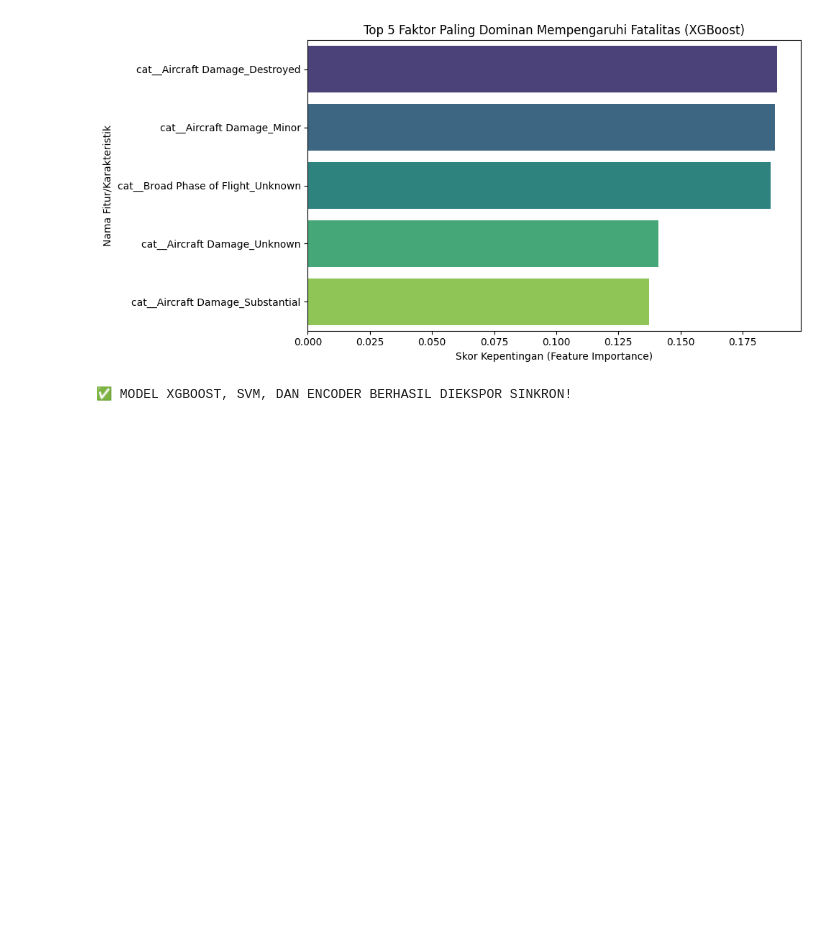
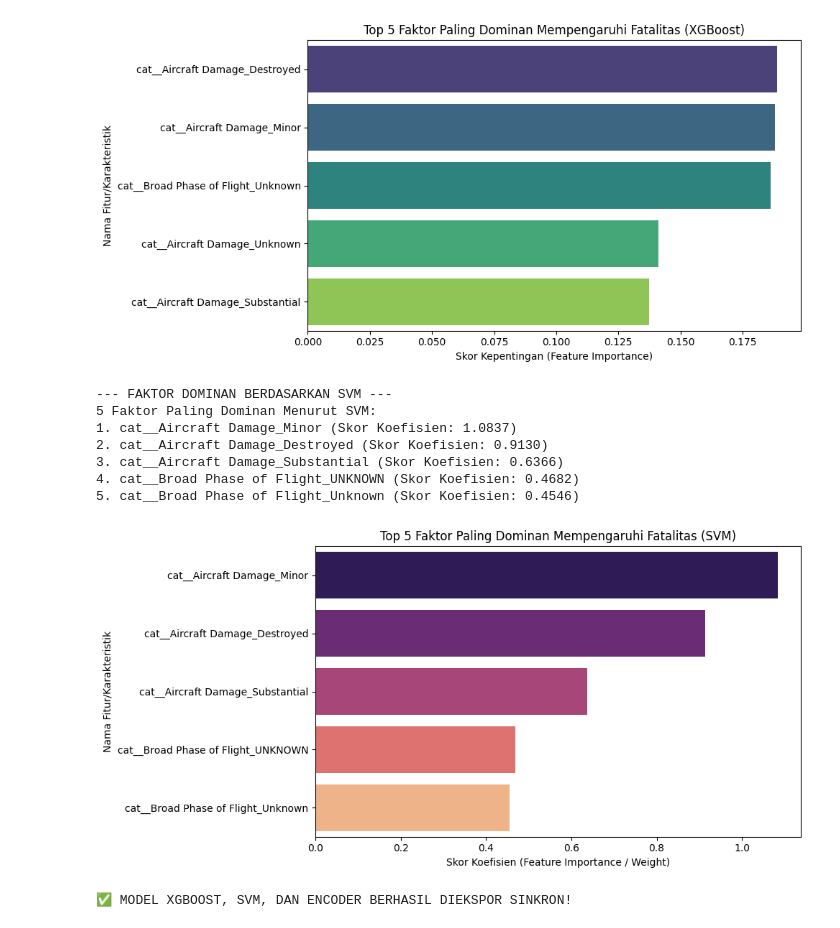
Before and after one commit to Amosszzn/analisis-risiko-penerbangan, a Jupyter notebook: prediksi_keparahan_kecelakaan_pesawar_ml.ipynb, the cells around one changed output. Drawn from its saved outputs; the diff is of its cells as text; code cells hidden in the pictures; blank space fills up the shorter version.

```diff
--- a/prediksi_keparahan_kecelakaan_pesawar_ml.ipynb
+++ b/prediksi_keparahan_kecelakaan_pesawar_ml.ipynb
@@ -521,4 +607,44 @@ plt.tight_layout()
 plt.show()
 # %% [output]
 [figure]
+# %%
+# Mengambil koefisien dari semua fold estimator di dalam CalibratedClassifierCV
+all_coefs = [clf.estimator.coef_ for clf in svm_model.calibrated_classifiers_]
+
+# Merata-ratakan nilai absolut koefisien lintas fold dan lintas kelas (karena multikelas)
+svm_weights = np.mean([np.abs(coef) for coef in all_coefs], axis=(0, 1))
+indices_svm = np.argsort(svm_weights)[::-1]
+
+print("\n--- FAKTOR DOMINAN BERDASARKAN SVM ---")
+print("5 Faktor Paling Dominan Menurut SVM:")
+for i in range(5):
+    print(f"{i+1}. {X_train.columns[indices_svm[i]]} (Skor Koefisien: {svm_weights[indices_svm[i]]:.4f})")
+
+# Visualisasi Top 5 Fitur SVM
+plt.figure(figsize=(10, 5))
+top_features_svm = [X_train.columns[indices_svm[i]] for i in range(5)]
+top_scores_svm = [svm_weights[indices_svm[i]] for i in range(5)]
+
+sns.barplot(
+    x=top_scores_svm,
+    y=top_features_svm,
+    hue=top_features_svm,
+    palette='magma',
+    legend=False
+)
+
+plt.title('Top 5 Faktor Paling Dominan Mempengaruhi Fatalitas (SVM)')
+plt.xlabel('Skor Koefisien (Feature Importance / Weight)')
+plt.ylabel('Nama Fitur/Karakteristik')
+plt.tight_layout()
+plt.show()
+# %% [output]
+--- FAKTOR DOMINAN BERDASARKAN SVM ---
+5 Faktor Paling Dominan Menurut SVM:
+1. cat__Aircraft Damage_Minor (Skor Koefisien: 1.0837)
+2. cat__Aircraft Damage_Destroyed (Skor Koefisien: 0.9130)
+3. cat__Aircraft Damage_Substantial (Skor Koefisien: 0.6366)
+4. cat__Broad Phase of Flight_UNKNOWN (Skor Koefisien: 0.4682)
+5. cat__Broad Phase of Flight_Unknown (Skor Koefisien: 0.4546)
+[figure, added]
 # %%
```
Also changed, not shown: parts of 18 cells of this notebook, 3 other files.
